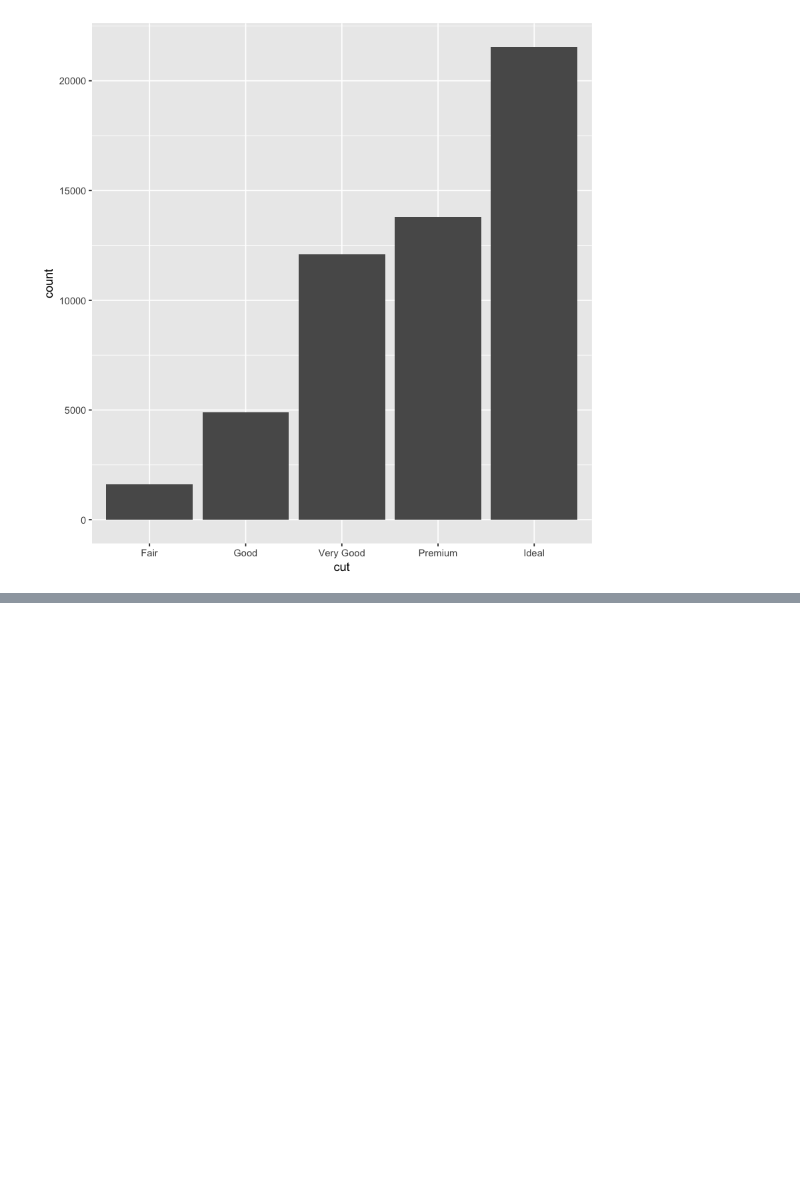
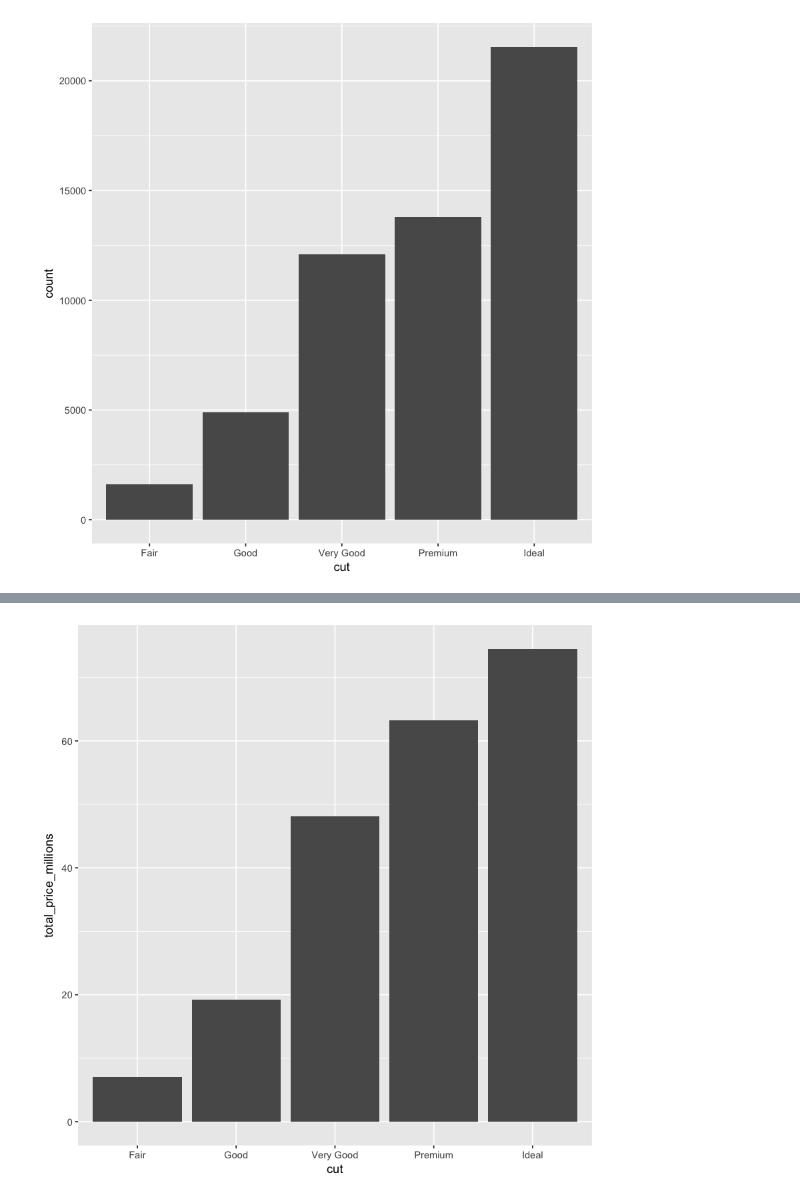
Before and after one commit to ambujtewari/stats306-fall2017, a Jupyter notebook: Lecture02.ipynb, the cells around one changed output, grey strips where cells are left out. Cells and saved outputs as stored; diff of their text form; code cells hidden in the pictures; blank space fills up the shorter version.

```diff
--- a/Lecture02.ipynb
+++ b/Lecture02.ipynb
@@ -48,0 +91,5 @@ How do we know that `geom_bar` uses `stat_count` as the default transformation?
+# %%
+ggplot(data = my_tibble) +
+    geom_bar(mapping = aes(x = cut, y = total_price_millions), stat = "identity")
+# %% [output]
+[figure, added]
```
Also changed, not shown: parts of 6 cells of this notebook.
